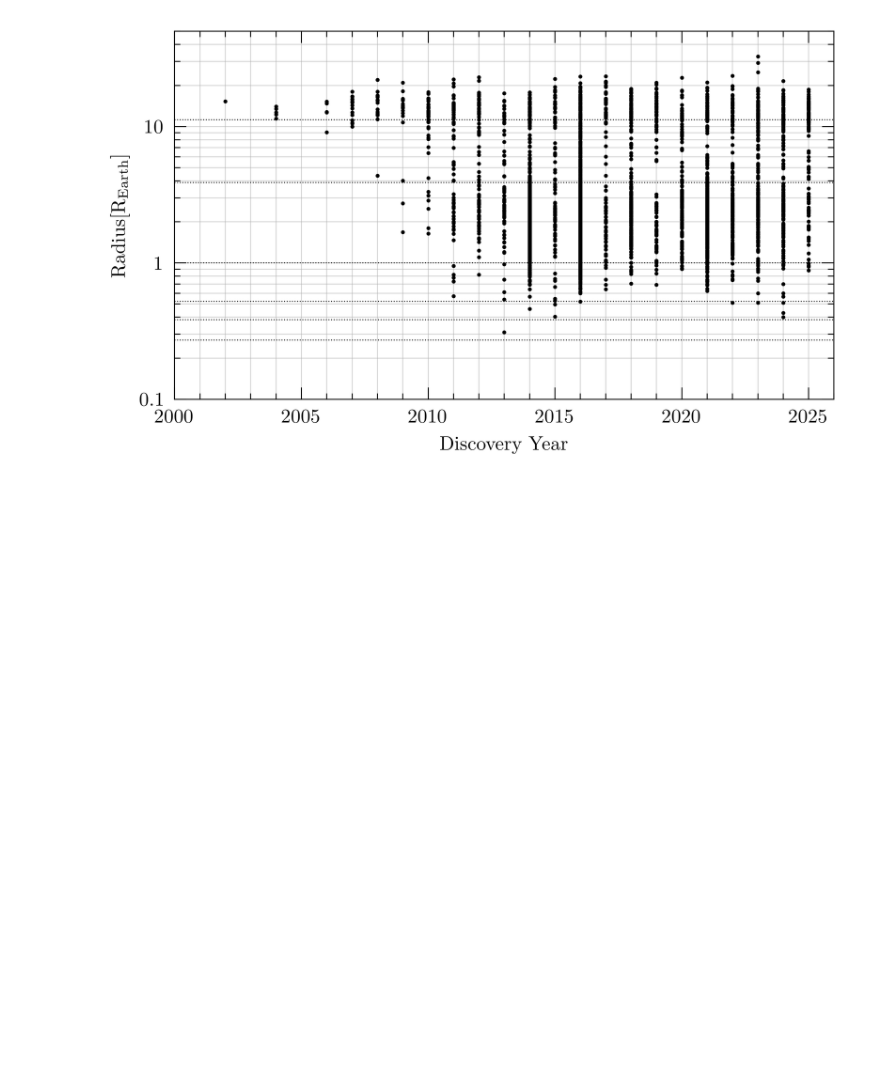
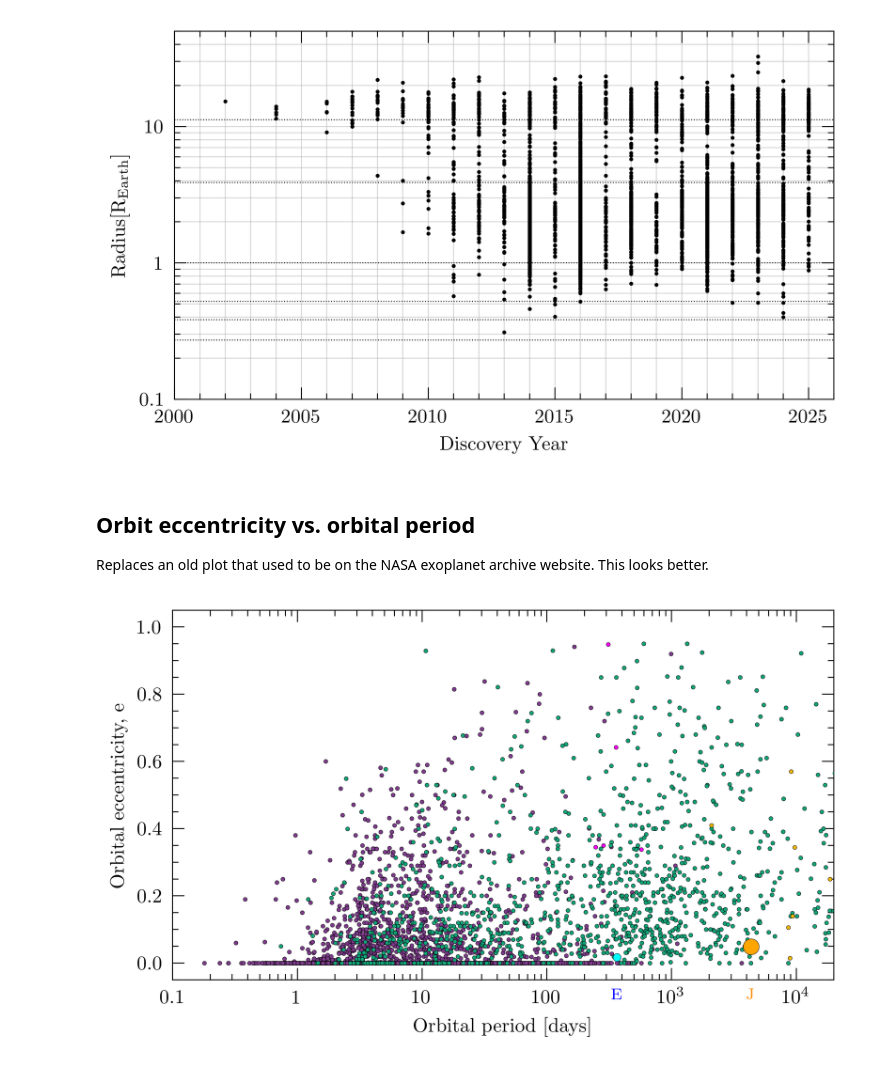
Before and after one commit to rwpogge/TeachingGraphics, a Jupyter notebook: Exoplanets/aM_exoplanets.ipynb, the cells around one changed output. Saved outputs shown, nothing was run; the diff lists cells and outputs as text; code cells hidden in the pictures; blank space fills up the shorter version.

Commit message:
exoplanet update
updates for Nov 2025 data release, new plot (e vs P)

```diff
--- a/Exoplanets/aM_exoplanets.ipynb
+++ b/Exoplanets/aM_exoplanets.ipynb
@@ -88,6 +88,8 @@ selectPars = f"""
 pl_bmasse,pl_bmasseerr1,pl_bmasseerr2,
 pl_orbsmax,pl_orbsmaxerr1,pl_orbsmaxerr2,
 pl_rade,pl_radeerr1,pl_radeerr2,
+pl_orbeccen,pl_orbeccenerr1,pl_orbeccenerr2,
+pl_orbper,pl_orbpererr1,pl_orbpererr2,
 discoverymethod,disc_year
 """
 
@@ -95,10 +97,12 @@ exoData = NasaExoplanetArchive.query_criteria(table="pscomppars",select=selectPa
 
 # all data together
 
-exSMA = np.array(exoData['pl_orbsmax'])
-exMass = np.array(exoData['pl_bmasse'])
-exRadE = np.array(exoData['pl_rade'])
+exSMA = np.array(exoData['pl_orbsmax']) # au
+exMass = np.array(exoData['pl_bmasse']) # M_earth
+exRadE = np.array(exoData['pl_rade']) # R_earth
 discYear = np.array(exoData['disc_year'])
+ecc = np.array(exoData['pl_orbeccen'])
+period = np.array(exoData['pl_orbper']) # days
 
 # indexes by type
 
@@ -136,6 +140,9 @@ rMax = 50 # R_earth, ~10 R_jup
 dyMin = np.min(discYear) - 1.0
 dyMax = np.max(discYear) + 1.0
 
+pMin = 0.1 # days
+pMax = 20000. # days
+
 # Useful values
 
 M_Earth = 5.97217e24 # kg
@@ -317,3 +324,61 @@ plt.savefig(plotFile,bbox_inches='tight',facecolor='white')
 plt.show()
 # %% [output]
 [figure]
+# %% [markdown]
+## Orbit eccentricity vs. orbital period
+
+Replaces an old plot that used to be on the NASA exoplanet archive website.  This looks better.
+# %%
+plotFile = f"exoplanet_ecc_2025Nov22.png"
+
+fig,ax = plt.subplots(figsize=(wInches,hInches),dpi=dpi)
+
+ax.tick_params('both',length=6,width=lwidth,which='major',direction='in',top=True,right=True)
+ax.tick_params('both',length=3,width=lwidth,which='minor',direction='in',top=True,right=True)
+
+dyMin = 2000.
+ax.set_xlim(pMin,pMax)
+ax.set_xscale("log")
+ax.xaxis.set_major_locator(LogLocator(base=10.0,subs=(1.0,),numticks=100))
+ax.xaxis.set_minor_locator(LogLocator(base=10.0,subs=np.arange(2,10)*0.1,numticks=100))
+ax.xaxis.set_minor_formatter(NullFormatter())
+ax.set_xticks([0.1,1,10,100,1000,10000])
+ax.set_xticklabels(['0.1','1','10','100',r'10$^3$',r'10$^4$'])
+ax.set_xlabel(r'Orbital period [days]',fontsize=axisFontSize)
+
+ax.set_ylim(-0.05,1.05)
+ax.yaxis.set_major_locator(MultipleLocator(0.2))
+ax.yaxis.set_minor_locator(MultipleLocator(0.05))
+ax.set_ylabel(r'Orbital eccentricity, e',fontsize=axisFontSize)
+
+# exoplanets
+
+ax.plot(period[iTransit],ecc[iTransit],'o',mfc='#7F3C8D',mec='black',ms=2,mew=0.2,zorder=6,label='Transit')
+ax.plot(period[iRV],ecc[iRV],'o',mfc='#11A579',mec='black',ms=2,mew=0.2,zorder=6,label='Radial Velocity')
+ax.plot(period[iImg],ecc[iImg],'o',mfc='#F2B701',mec='black',ms=2,mew=0.2,zorder=6,label='Imaging')
+ax.plot(period[iAst],ecc[iAst],'o',mfc='magenta',mec='black',ms=2,mew=0.2,zorder=6,label='Astrometry')
+
+# solar system planets
+
+Pjup = 4332.820129 # days
+eJ = 0.048386
+ax.plot(Pjup,eJ,'o',ms=8,mfc='orange',mec='black',mew=0.2,zorder=8)
+ax.text(Pjup,-0.075,'J',color='darkorange',ha='center',va='top',fontsize=labelFontSize,zorder=10)
+
+Pearth = 365.25636 # days
+eE = 0.01671123
+ax.plot(Pearth,eE,'o',ms=4,mfc='cyan',mec='black',mew=0.2,zorder=8)
+ax.text(Pearth,-0.075,'E',color='blue',ha='center',va='top',fontsize=labelFontSize,zorder=10)
+
+# make the plot and hardcopy
+
+#leg = ax.legend(loc='lower right',frameon=False,prop={'size':8})
+#for handle in leg.legend_handles:
+#    handle.set_markersize(4)
+#    handle.set_alpha(1.0)
+
+plt.savefig(plotFile,bbox_inches='tight',facecolor='white')
+
+plt.show()
+# %% [output]
+[figure, added]
```
Also changed, not shown: 3 other files.
